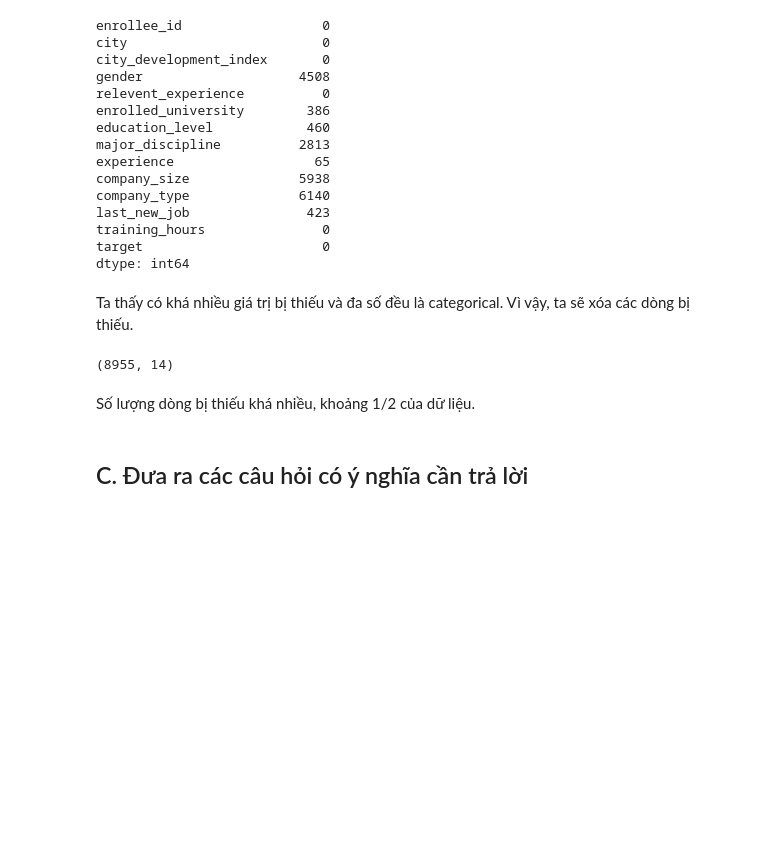
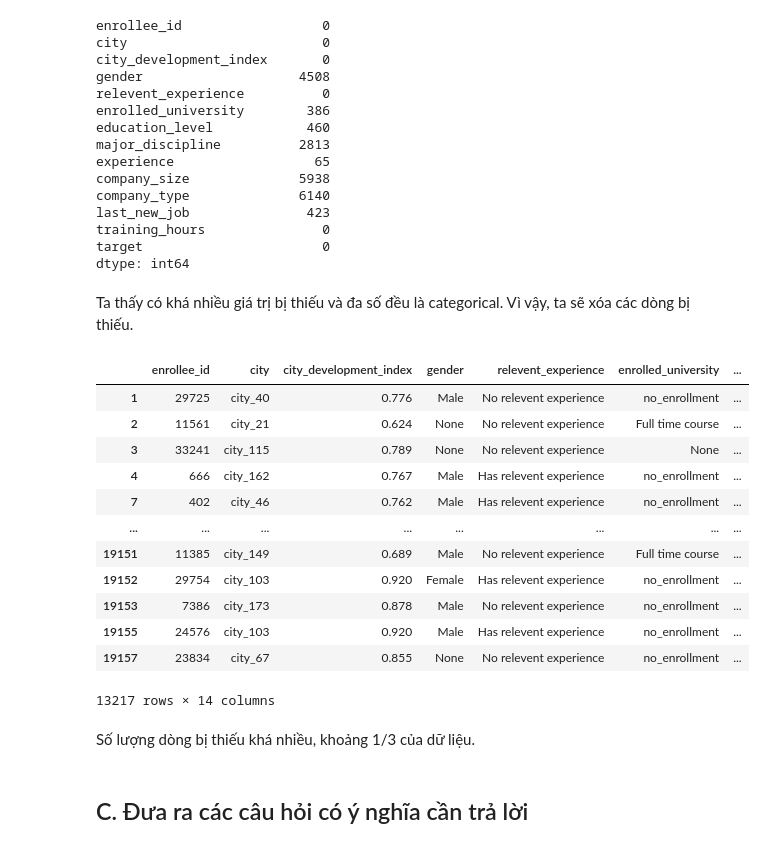
Before and after one commit to tuandat-github/P4DS-FInal-Project, a Jupyter notebook: Final Project P4DS.ipynb, the cells around one changed output. Saved outputs shown, nothing was run; the diff lists cells and outputs as text; code cells hidden in the pictures; blank space fills up the shorter version.

```diff
--- a/Final Project P4DS.ipynb
+++ b/Final Project P4DS.ipynb
@@ -248,12 +248,27 @@ dtype: int64
 # %% [markdown]
 Ta thấy có khá nhiều giá trị bị thiếu và đa số đều là categorical. Vì vậy, ta sẽ xóa các dòng bị thiếu.
 # %%
+#vì các dòng "relevant_experience" = "No relevent experience" thì các giá trị "company_size" và "company_type" là NaN.
+# nên ta cần giữ những dòng này lại
+df[df["relevent_experience"]=="No relevent experience"] = df[df["relevent_experience"]=="No relevent experience"].replace(np.nan, "None")
 df.dropna(inplace=True)
-df.shape
+df
 # %% [output]
+|  | enrollee_id | city | city_development_index | gender | relevent_experience | enrolled_university | ... |
+| 1 | 29725 | city_40 | 0.776 | Male | No relevent experience | no_enrollment | ... |
+| 2 | 11561 | city_21 | 0.624 | None | No relevent experience | Full time course | ... |
+| 3 | 33241 | city_115 | 0.789 | None | No relevent experience | None | ... |
+| 4 | 666 | city_162 | 0.767 | Male | Has relevent experience | no_enrollment | ... |
+| 7 | 402 | city_46 | 0.762 | Male | Has relevent experience | no_enrollment | ... |
+| ... | ... | ... | ... | ... | ... | ... | ... |
+| 19151 | 11385 | city_149 | 0.689 | Male | No relevent experience | Full time course | ... |
+| 19152 | 29754 | city_103 | 0.920 | Female | Has relevent experience | no_enrollment | ... |
+| 19153 | 7386 | city_173 | 0.878 | Male | No relevent experience | no_enrollment | ... |
+| 19155 | 24576 | city_103 | 0.920 | Male | Has relevent experience | no_enrollment | ... |
+| 19157 | 23834 | city_67 | 0.855 | None | No relevent experience | no_enrollment | ... |
-(8955, 14)
+13217 rows × 14 columns
 # %% [markdown]
-Số lượng dòng bị thiếu khá nhiều, khoảng 1/2 của dữ liệu.
+Số lượng dòng bị thiếu khá nhiều, khoảng 1/3 của dữ liệu.
 # %% [markdown]
 ## C. Đưa ra các câu hỏi có ý nghĩa cần trả lời
 # %% [markdown]
```
Also changed, not shown: parts of 4 cells of this notebook.
